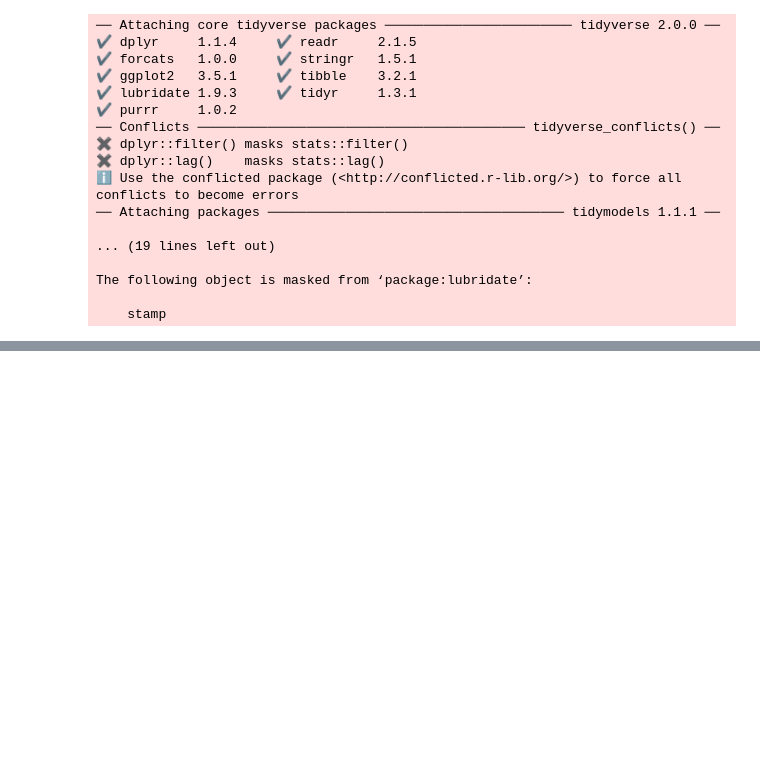
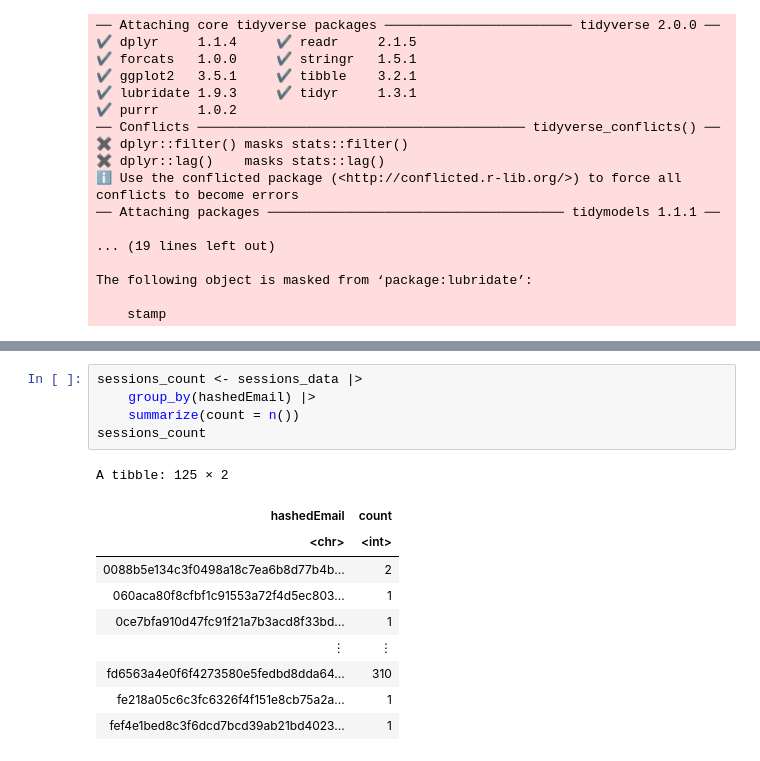
Before and after one commit to gloriagxr07-source/dsci-100-2025w1-personal-project, a Jupyter notebook: dsci-project-individual.ipynb, the cells around one changed output, grey strips where cells are left out. Saved outputs shown, nothing was run; the diff lists cells and outputs as text; blank space fills up the shorter version.

```diff
--- a/dsci-project-individual.ipynb
+++ b/dsci-project-individual.ipynb
@@ -77,0 +98,16 @@ A spec_tbl_df: 1535 × 5
+# %%
+sessions_count <- sessions_data |>
+    group_by(hashedEmail) |>
+    summarize(count = n())
+sessions_count
+# %% [output]
+A tibble: 125 × 2
+| hashedEmail | count |
+| <chr> | <int> |
+| 0088b5e134c3f0498a18c7ea6b8d77b4b... | 2 |
+| 060aca80f8cfbf1c91553a72f4d5ec803... | 1 |
+| 0ce7bfa910d47fc91f21a7b3acd8f33bd... | 1 |
+| ⋮ | ⋮ |
+| fd6563a4e0f6f4273580e5fedbd8dda64... | 310 |
+| fe218a05c6c3fc6326f4f151e8cb75a2a... | 1 |
+| fef4e1bed8c3f6dcd7bcd39ab21bd4023... | 1 |
```
Also changed, not shown: parts of 15 cells of this notebook.
